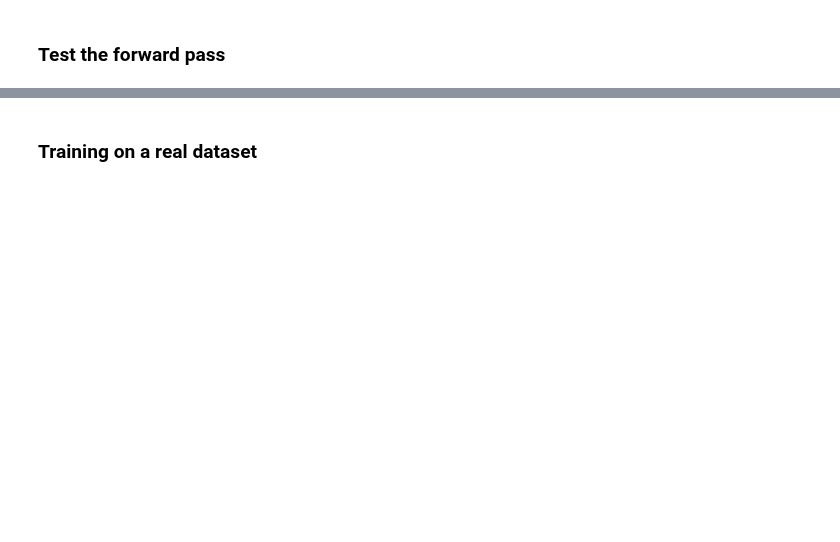
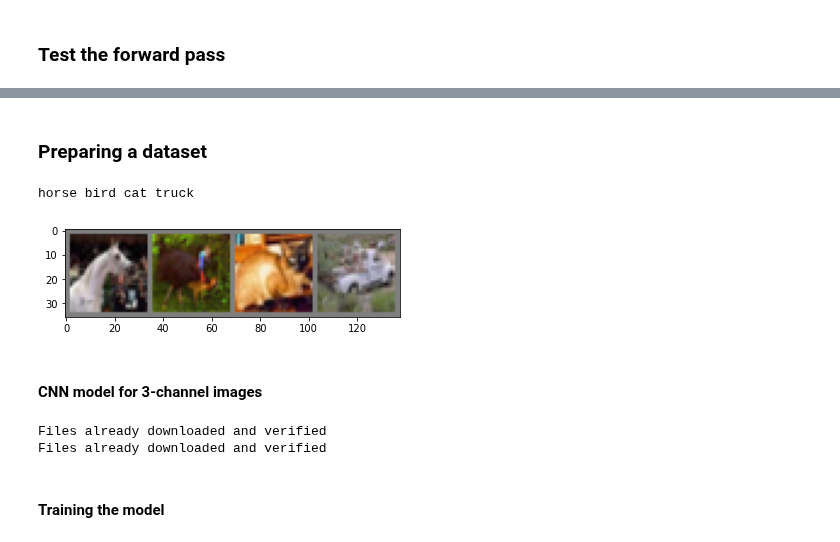
Before and after one commit to shoummoak/pytorch-basics, a Jupyter notebook: main.ipynb, the cells around one changed output, grey strips where cells are left out. Drawn from its saved outputs; the diff is of its cells as text; code cells hidden in the pictures; blank space fills up the shorter version.

```diff
--- a/main.ipynb
+++ b/main.ipynb
@@ -58,5 +58,5 @@ Output: tensor([[-0.0161,  0.0063, -0.0261, -0.1041,  0.0186, -0.0553,  0.1102,
 # %% [markdown]
-### Training on a real dataset
+### Preparing a dataset
 # %%
 %matplotlib inline
 
@@ -65,4 +67,32 @@ import torchvision.transforms as transforms
 # %%
-# convert loaded images to equivalent tensors using ToTensor()
+# the following transform object performs the ToTensor() operation to the image followed by the normalization. ToTensor() also works on numpy.ndarray
+# convert loaded image to equivalent 2D tensors using ToTensor()
+# normalization with mean 0, sd 0.5 for all three channels (RGB)
 transform = transforms.Compose([transforms.ToTensor(),
-                                transforms.Normalize((0.5, 0.5, 0.5), (0.5, 0.5, 0.5))])
+                      transforms.Normalize(mean=(0.5, 0.5, 0.5), std=(0.5, 0.5, 0.5))])
+# %%
+# access the CIFAR10 dataset. Download in project root folder if required using 'download=True' as a parameter.
+# if train=True, the dataset is created from the training set. Otherwise, it is created from the testing set
+# perform transformation on data using the previously created transform object
+trainset = torchvision.datasets.CIFAR10(root="./data", train=True, transform=transform)
+# Finally, load the dataset using the DataLoader. num_workers=2 speeds up the loading process of images for training
+trainloader = torch.utils.data.DataLoader(trainset, batch_size=4, shuffle=True, num_workers=2)
+# %%
+def imshow(img):
+    img = img/2 + 0.5       # revert the previous normalization
+    npimg = img.numpy()
+    plt.imshow(np.transpose(npimg, (1,2,0)))
+
+classes = ('plane', 'car', 'bird', 'cat', 'deer', 'dog', 'frog', 'horse', 'ship', 'truck')
+data_iter = iter(trainloader)
+# obtain the next set of 4 images
+images, labels = next(data_iter)
+# %%
+# print the images and labels
+imshow(torchvision.utils.make_grid(images))
+print("".join("{} ".format(classes[label]) for label in labels))
+# %% [output]
+horse bird cat truck
+[figure, added]
+# %% [markdown]
+#### CNN model for 3-channel images
@@ -68,0 +135,17 @@ transform = transforms.Compose([transforms.ToTensor(),
+# %%
+transform = transforms.Compose([transforms.ToTensor(),
+                      transforms.Normalize(mean=(0.5, 0.5, 0.5), std=(0.5, 0.5, 0.5))])
+
+# train set
+trainset = torchvision.datasets.CIFAR10(root="./data", train=True, download=True, transform=transform)
+trainloader = torch.utils.data.DataLoader(trainset, batch_size=4, shuffle=True, num_workers=2)
+# test set
+testset = torchvision.datasets.CIFAR10(root="./data", train=False, download=True, transform=transform)
+testloader = torch.utils.data.DataLoader(testset, batch_size=4, shuffle=False, num_workers=2)
+
+classes = ('plane', 'car', 'bird', 'cat', 'deer', 'dog', 'frog', 'horse', 'ship', 'truck')
+# %% [output]
+Files already downloaded and verified
+Files already downloaded and verified
+# %% [markdown]
+#### Training the model
```
Also changed, not shown: parts of 8 cells of this notebook.
